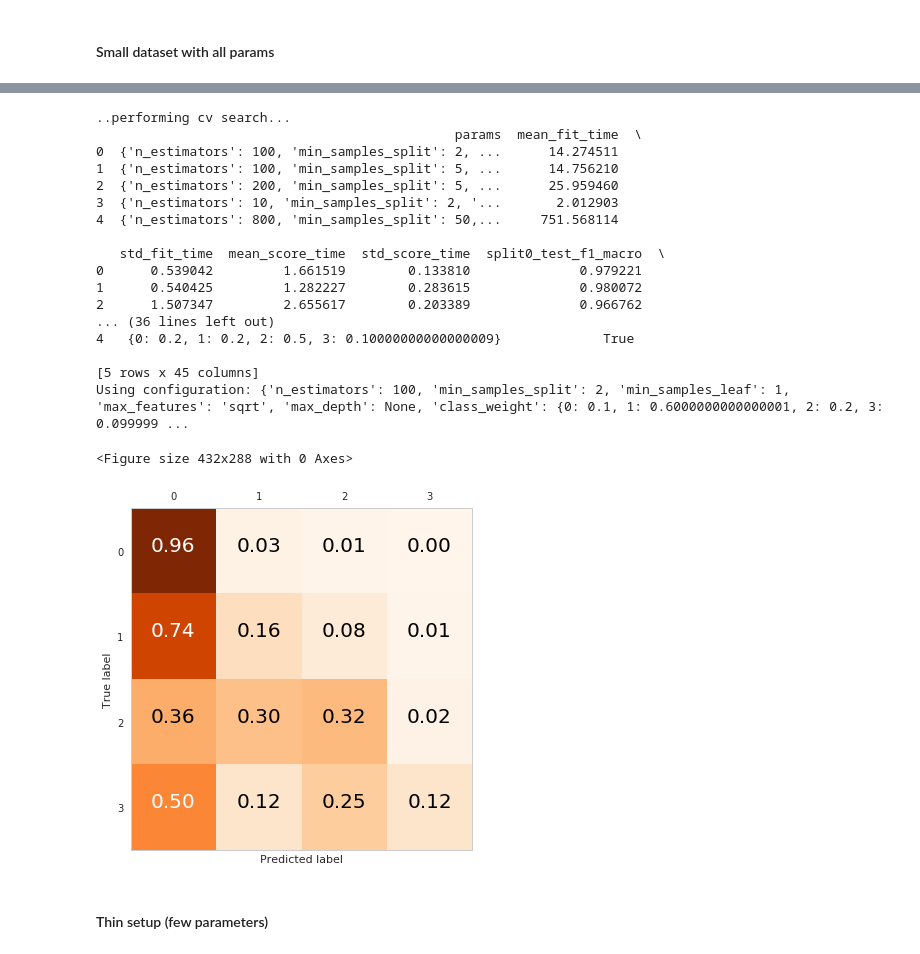
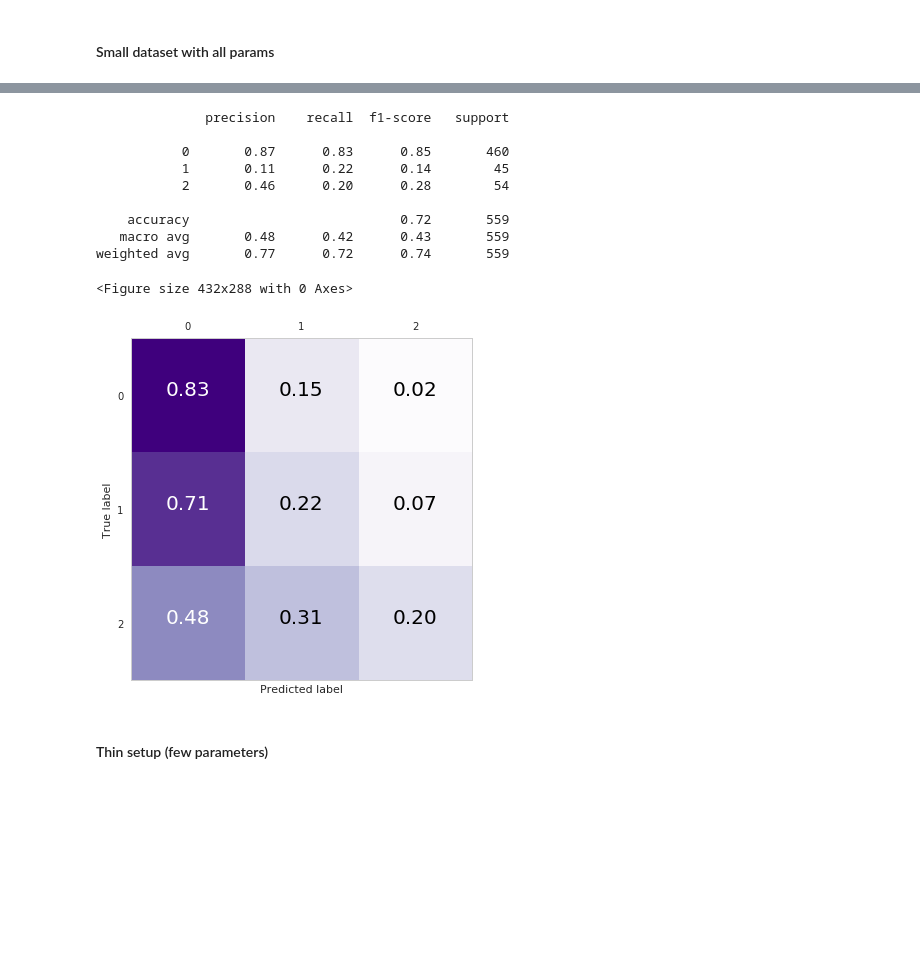
Before and after one commit to fmidev/sasse-polygon-process, a Jupyter notebook: notebooks/model_experiments.ipynb, the cells around one changed output, grey strips where cells are left out. Cells and saved outputs as stored; diff of their text form; code cells hidden in the pictures; blank space fills up the shorter version.

```diff
--- a/notebooks/model_experiments.ipynb
+++ b/notebooks/model_experiments.ipynb
@@ -438,0 +136,24 @@ Dates in testset class 1:
+# %%
+name='loiste_jse_recent'
+name_random = 'loiste_jse_random'
+X_train, y_train, X_test, y_test = read_data('../data/{}_all_train.csv'.format(name),
+                                             '../data/{}_all_test.csv'.format(name),
+                                             options)
+X_res, y_res, _, _ = read_data('../data/{}_res_train.csv'.format(name), None, options)
+
+X_train_random, y_train_random, X_test_random, y_test_random = read_data('../data/{}_all_train.csv'.format(name_random),
+                                                                         '../data/{}_all_test.csv'.format(name_random),
+                                                                         options)
+X_res_random, y_res_random, _, _ = read_data('../data/{}_res_train.csv'.format(name_random), None, options)
+X_train_thin_random, y_train_thin_random, X_test_thin_random, y_test_thin_random = read_data('../data/{}_thin_train.csv'.format(name_random),
+                                                                                             '../data/{}_thin_test.csv'.format(name_random),
+                                                                                             options_thin)
+X_res_thin_random, y_res_thin_random, _, _ = read_data('../data/{}_thin_res_train.csv'.format(name_random), None, options_thin)
+
+X_train_thin, y_train_thin, X_test_thin, y_test_thin = read_data('../data/{}_thin_train.csv'.format(name), '../data/{}_thin_test.csv'.format(name), options_thin)
+X_res_thin, y_res_thin, _, _ = read_data('../data/{}_thin_res_train.csv'.format(name), None, options_thin)
+
+X_train_small, y_train_small, X_test_small, y_test_small = read_data('../data/{}_small_train.csv'.format(name), '../data/{}_all_test.csv'.format(name), options)
+X_res_small, y_res_small = SMOTE().fit_resample(X_train, y_train)
+
+X_train_tiny, y_train_tiny, X_test_tiny, y_test_tiny = read_data('../data/{}_tiny_train.csv'.format(name), '../data/{}_all_test.csv'.format(name), options)
@@ -498,11 +273,10 @@ plot_confusion_matrix(y_test, y_pred_res, range(0,4), normalize=True, cmap=plt.c
 #### Randomised CV search for RFC
 # %%
 class_weights = []
-for i in np.arange(0,1,.1):
+for i in np.arange(0,1,.3):
     for j in np.arange(0, 1-i, .1):
-        for k in np.arange(0,1-i-j, .1):
-            l = 1 - i - j -k
-            class_weights.append({0: i, 1: j, 2: k, 3: l})
+        k = 1 - i - j
+        class_weights.append({0: i, 1: j, 2: k})
 
 param_grid_rfc = {"n_estimators": [10, 100, 150, 200, 250, 500, 800],
                   "max_depth": [3, 10, 20, 50, None],
@@ -511,3 +285,10 @@ param_grid_rfc = {"n_estimators": [10, 100, 150, 200, 250, 500, 800],
                   "min_samples_leaf": [1, 2, 4, 10, 20],
                   "bootstrap": [True, False],
                   "class_weight": class_weights}
+
+param_grid_rfc_smote = {"n_estimators": [10, 100, 150, 200, 250, 500, 800],
+                        "max_depth": [3, 10, 20, 50, None],
+                        "max_features": ["auto", "sqrt", "log2", None],
+                        "min_samples_split": [2,5,10,50],
+                        "min_samples_leaf": [1, 2, 4, 10, 20],
+                        "bootstrap": [True, False]}
@@ -548,2 +331,4 @@ concurrent.futures._base.CancelledError
 # %% [markdown]
 #### Small dataset with all params
+# %%
+model_small, cv_results = cv(RandomForestClassifier(n_jobs=-1), param_grid_rfc, X_train_small, y_train_small, n_iter=50)
@@ -550,26 +354,17 @@ concurrent.futures._base.CancelledError
 # %%
-model_res_small, cv_results = cv(RandomForestClassifier(n_jobs=-1), param_grid_rfc, X_res, y_res, n_iter=50)
-y_pred_res_small = model_res_small.predict(X_test)
-plot_confusion_matrix(y_test, y_pred_res_small, range(0,4), normalize=True, cmap=plt.cm.Oranges)
+y_pred = model_small.predict(X_test)
+plot_confusion_matrix(y_test, y_pred, range(0,num_classes), normalize=True, cmap=plt.cm.Purples)
 # %% [output]
-..performing cv search...
-                                              params  mean_fit_time  \
-0  {'n_estimators': 100, 'min_samples_split': 2, ...      14.274511
-1  {'n_estimators': 100, 'min_samples_split': 5, ...      14.756210
-2  {'n_estimators': 200, 'min_samples_split': 5, ...      25.959460
-3  {'n_estimators': 10, 'min_samples_split': 2, '...       2.012903
-4  {'n_estimators': 800, 'min_samples_split': 50,...     751.568114
+              precision    recall  f1-score   support
 
-   std_fit_time  mean_score_time  std_score_time  split0_test_f1_macro  \
-0      0.539042         1.661519        0.133810              0.979221
-1      0.540425         1.282227        0.283615              0.980072
-2      1.507347         2.655617        0.203389              0.966762
-... (36 lines left out)
-4   {0: 0.2, 1: 0.2, 2: 0.5, 3: 0.10000000000000009}             True
+           0       0.87      0.83      0.85       460
+           1       0.11      0.22      0.14        45
+           2       0.46      0.20      0.28        54
 
-[5 rows x 45 columns]
-Using configuration: {'n_estimators': 100, 'min_samples_split': 2, 'min_samples_leaf': 1, 'max_features': 'sqrt', 'max_depth': None, 'class_weight': {0: 0.1, 1: 0.6000000000000001, 2: 0.2, 3: 0.099999 ...
+    accuracy                           0.72       559
+   macro avg       0.48      0.42      0.43       559
+weighted avg       0.77      0.72      0.74       559
 <Figure size 432x288 with 0 Axes>
-[figure, old version]
+[figure, new version]
 # %% [markdown]
 #### Thin setup (few parameters)
```
Also changed, not shown: parts of 137 cells of this notebook, 7 other files.
